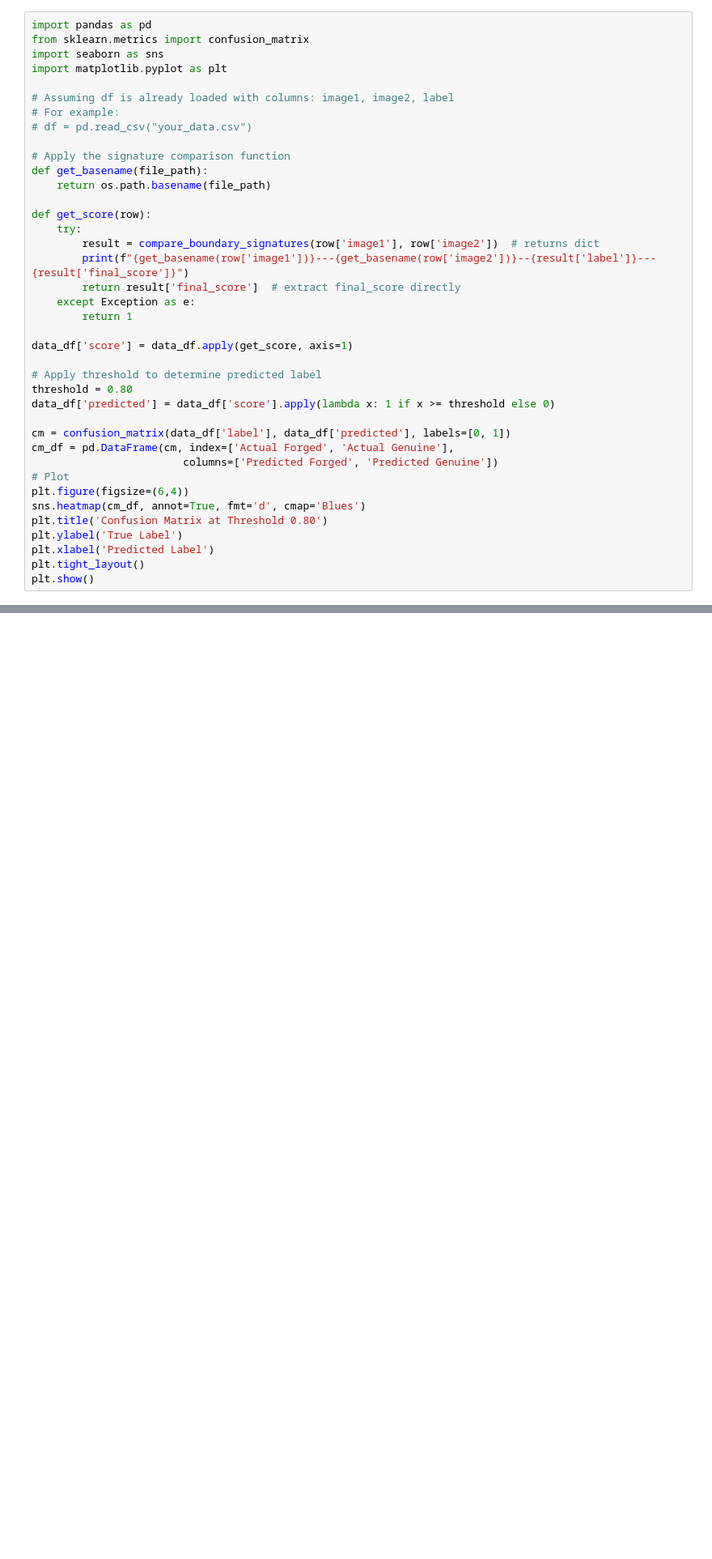
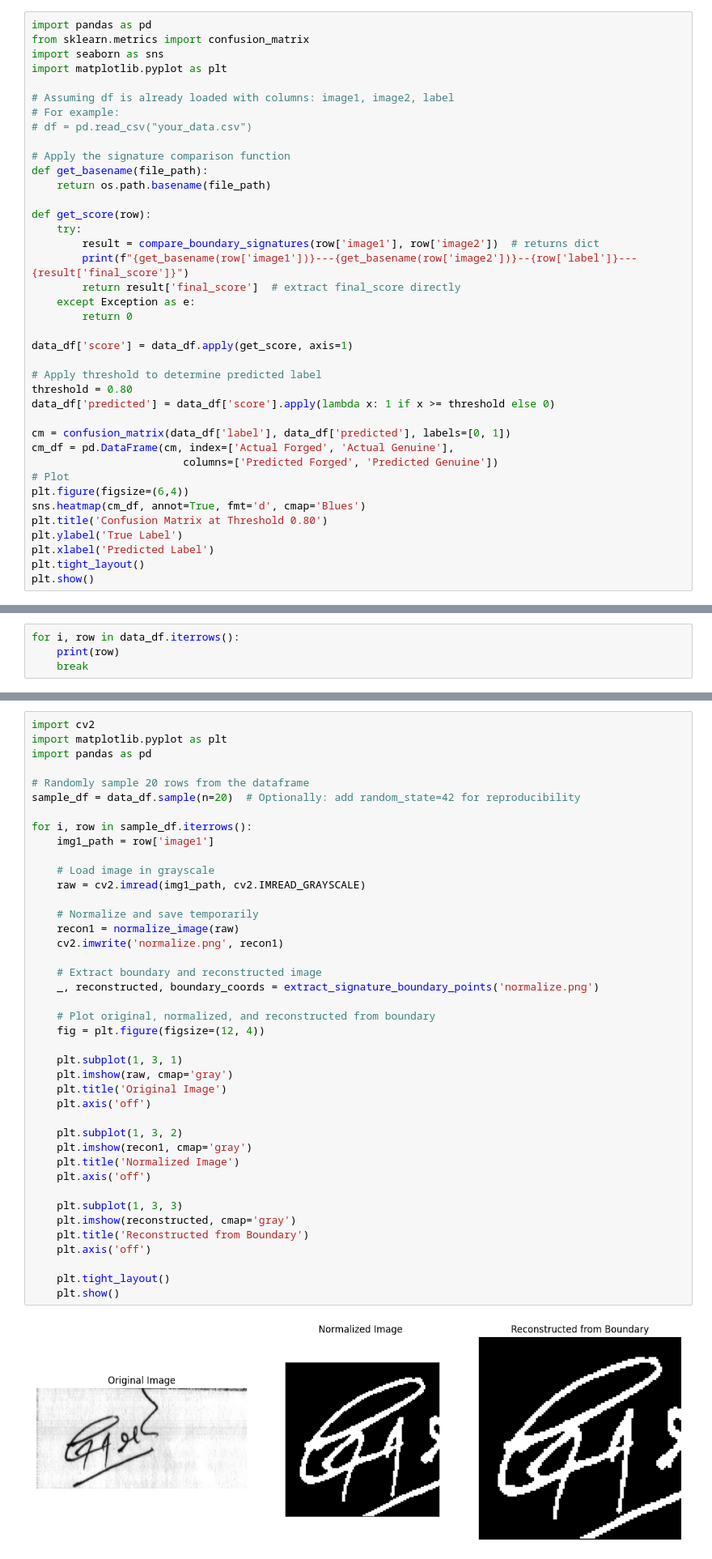
Before and after one commit to Saurab-Shrestha/signature-verification, a Jupyter notebook: src/testing.ipynb, the cells around one changed output, grey strips where cells are left out. Shown at 81% size. Saved outputs shown, nothing was run; the diff lists cells and outputs as text; blank space fills up the shorter version.

```diff
--- a/src/testing.ipynb
+++ b/src/testing.ipynb
@@ -97,10 +100,10 @@ def get_basename(file_path):
 def get_score(row):
     try:
         result = compare_boundary_signatures(row['image1'], row['image2'])  # returns dict
-        print(f"{get_basename(row['image1'])}---{get_basename(row['image2'])}--{result['label']}---{result['final_score']}")
+        print(f"{get_basename(row['image1'])}---{get_basename(row['image2'])}--{row['label']}---{result['final_score']}")
         return result['final_score']  # extract final_score directly
     except Exception as e:
-        return 1
+        return 0
 
 data_df['score'] = data_df.apply(get_score, axis=1)
 
@@ -282,0 +277,4 @@ else:
+# %%
+for i, row in data_df.iterrows():
+    print(row)
+    break
@@ -282,0 +312,43 @@ else:
+# %%
+import cv2
+import matplotlib.pyplot as plt
+import pandas as pd
+
+# Randomly sample 20 rows from the dataframe
+sample_df = data_df.sample(n=20)  # Optionally: add random_state=42 for reproducibility
+
+for i, row in sample_df.iterrows():
+    img1_path = row['image1']
+
+    # Load image in grayscale
+    raw = cv2.imread(img1_path, cv2.IMREAD_GRAYSCALE)
+
+    # Normalize and save temporarily
+    recon1 = normalize_image(raw)
+    cv2.imwrite('normalize.png', recon1)
+
+    # Extract boundary and reconstructed image
+    _, reconstructed, boundary_coords = extract_signature_boundary_points('normalize.png')
+
+    # Plot original, normalized, and reconstructed from boundary
+    fig = plt.figure(figsize=(12, 4))
+
+    plt.subplot(1, 3, 1)
+    plt.imshow(raw, cmap='gray')
+    plt.title('Original Image')
+    plt.axis('off')
+
+    plt.subplot(1, 3, 2)
+    plt.imshow(recon1, cmap='gray')
+    plt.title('Normalized Image')
+    plt.axis('off')
+
+    plt.subplot(1, 3, 3)
+    plt.imshow(reconstructed, cmap='gray')
+    plt.title('Reconstructed from Boundary')
+    plt.axis('off')
+
+    plt.tight_layout()
+    plt.show()
+# %% [output]
+[figure, added]
```
Also changed, not shown: parts of 8 cells of this notebook, 8 other files.
